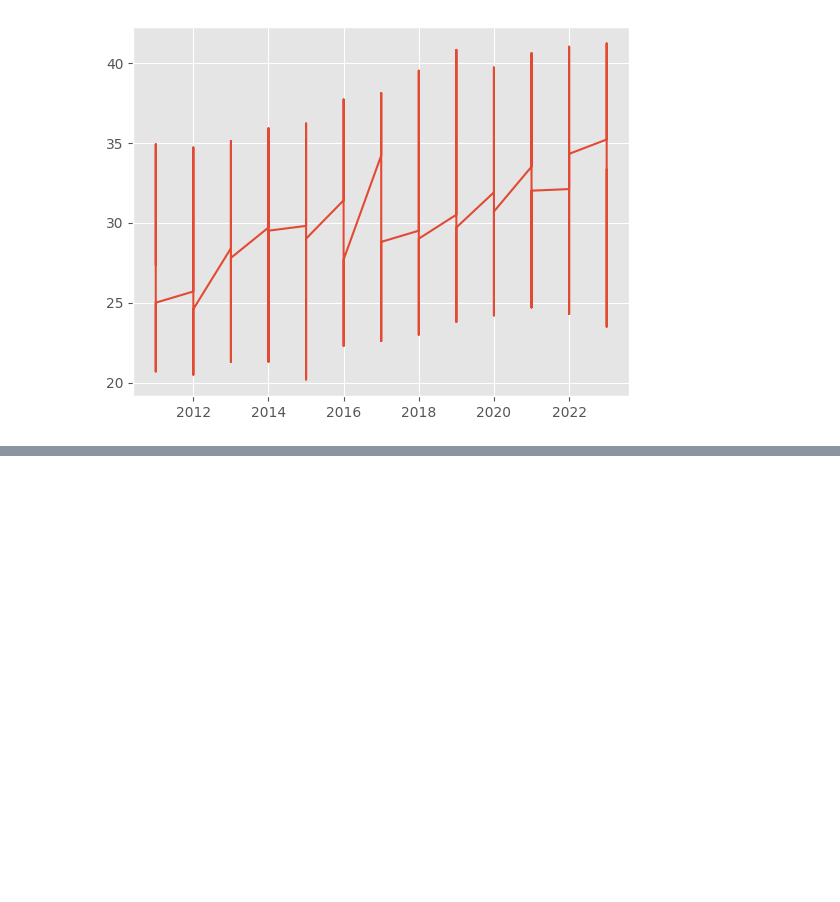
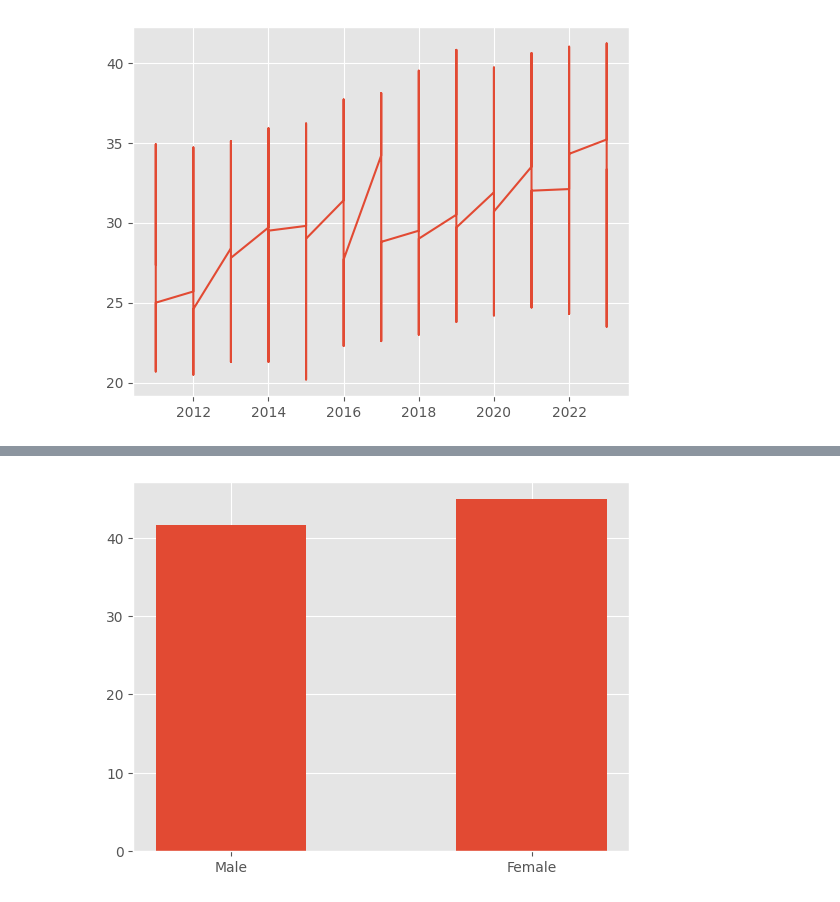
Before and after one commit to MerMer12345/DataScienceAssignment, a Jupyter notebook: DataExploration.ipynb, the cells around one changed output, grey strips where cells are left out. Cells and saved outputs as stored; diff of their text form; code cells hidden in the pictures; blank space fills up the shorter version.

```diff
--- a/DataExploration.ipynb
+++ b/DataExploration.ipynb
@@ -27,0 +47,6 @@ plt.show()
+# %%
+df2 = pd.read_csv('Data/Obesity/Obesity_file_Gender.csv')
+plt.bar(df2['Gender'], df2['Data_Value'], width=0.5)
+plt.show();
+# %% [output]
+[figure, added]
```
Also changed, not shown: parts of 4 cells of this notebook.
